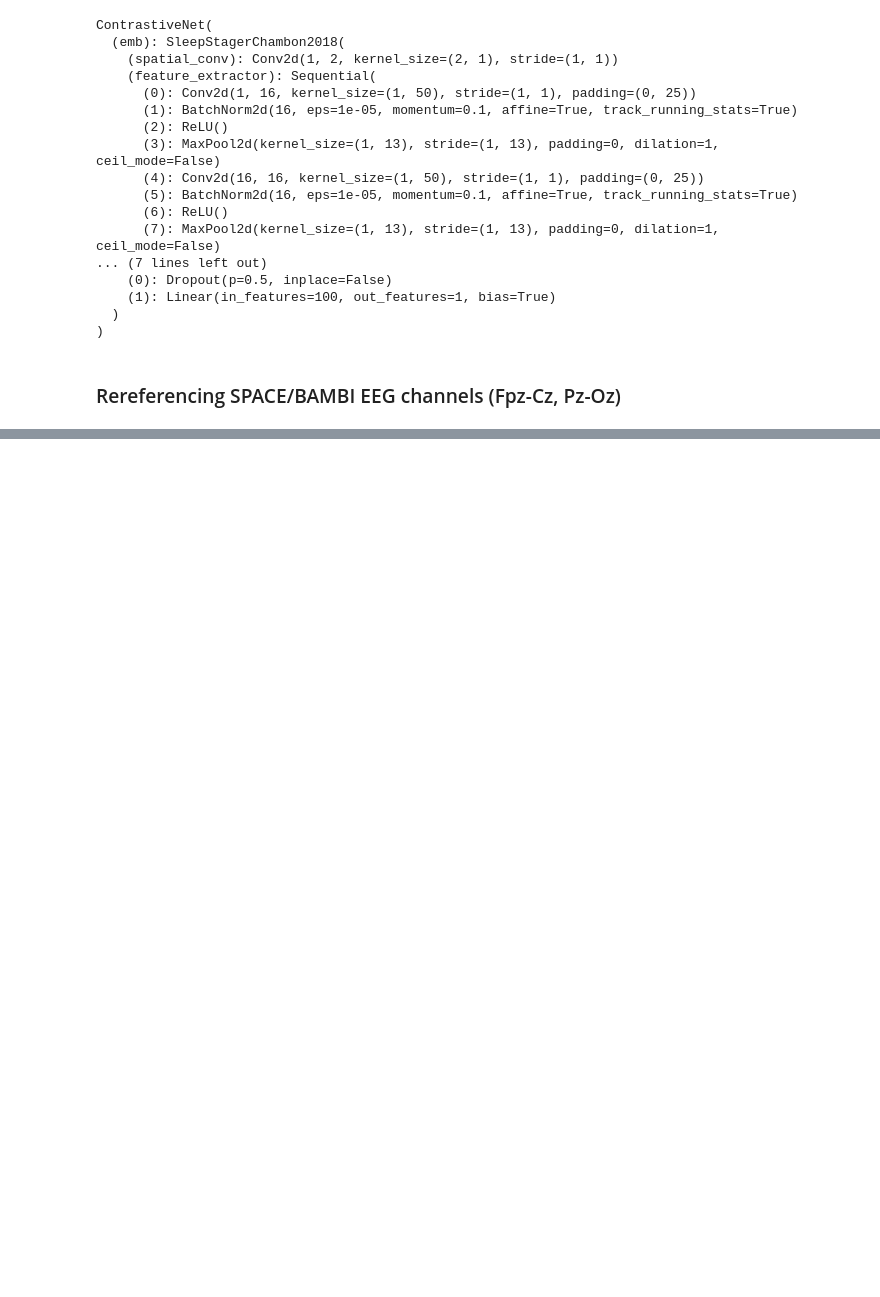
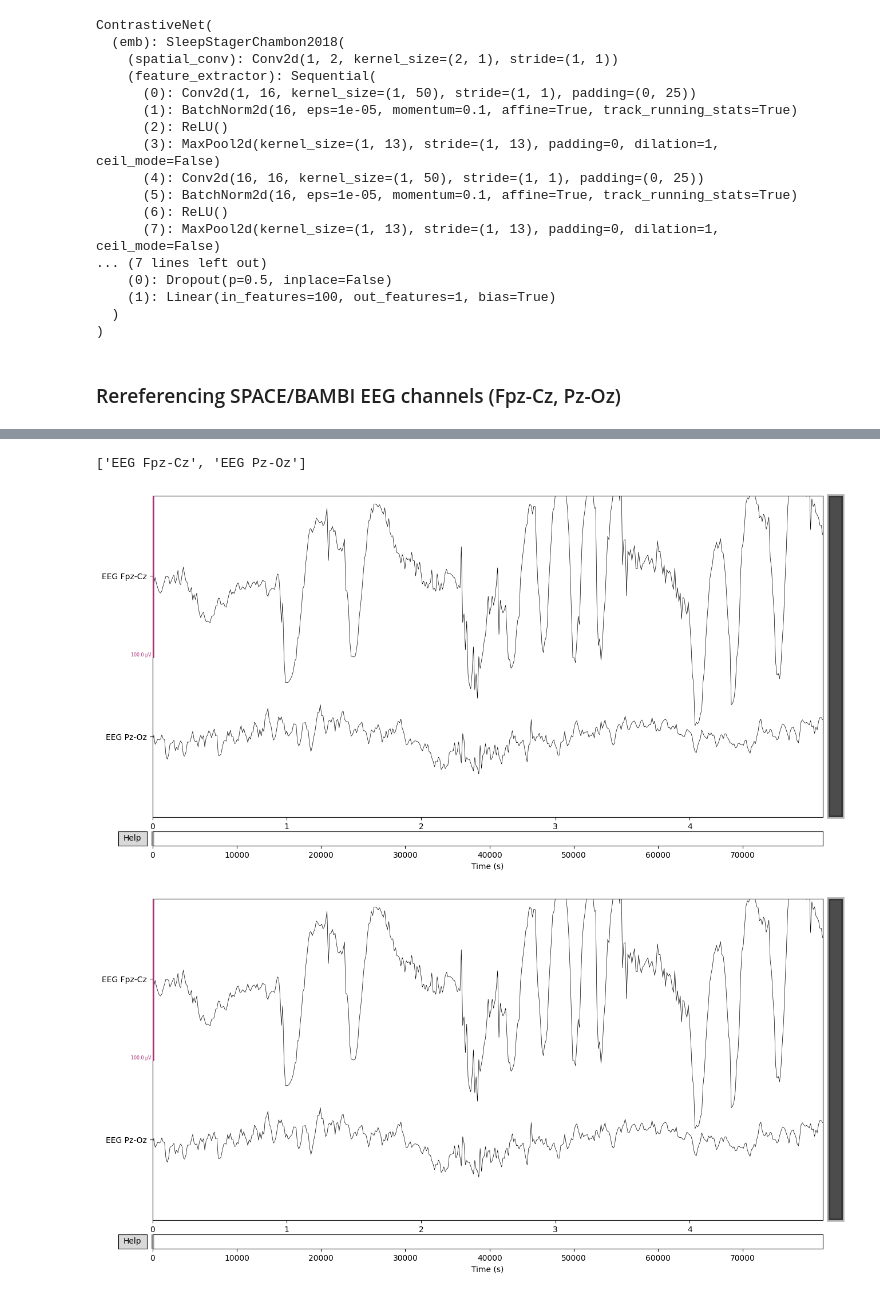
Before and after one commit to etiennegalea/ssl_generic_eeg, a Jupyter notebook: test.ipynb, the cells around one changed output, grey strips where cells are left out. Cells and saved outputs as stored; diff of their text form; code cells hidden in the pictures; blank space fills up the shorter version.

```diff
--- a/test.ipynb
+++ b/test.ipynb
@@ -1480,0 +1484,10 @@ Errors while saving:
+# %%
+raw.ch_names
+# %% [output]
+['EEG Fpz-Cz', 'EEG Pz-Oz']
+# %%
+
+raw.plot(duration=5.0, scalings=dict(eeg=50e-6))
+# %% [output]
+[figure, added]
+[figure, added]
```
Also changed, not shown: parts of 16 cells of this notebook, 3 other files.
